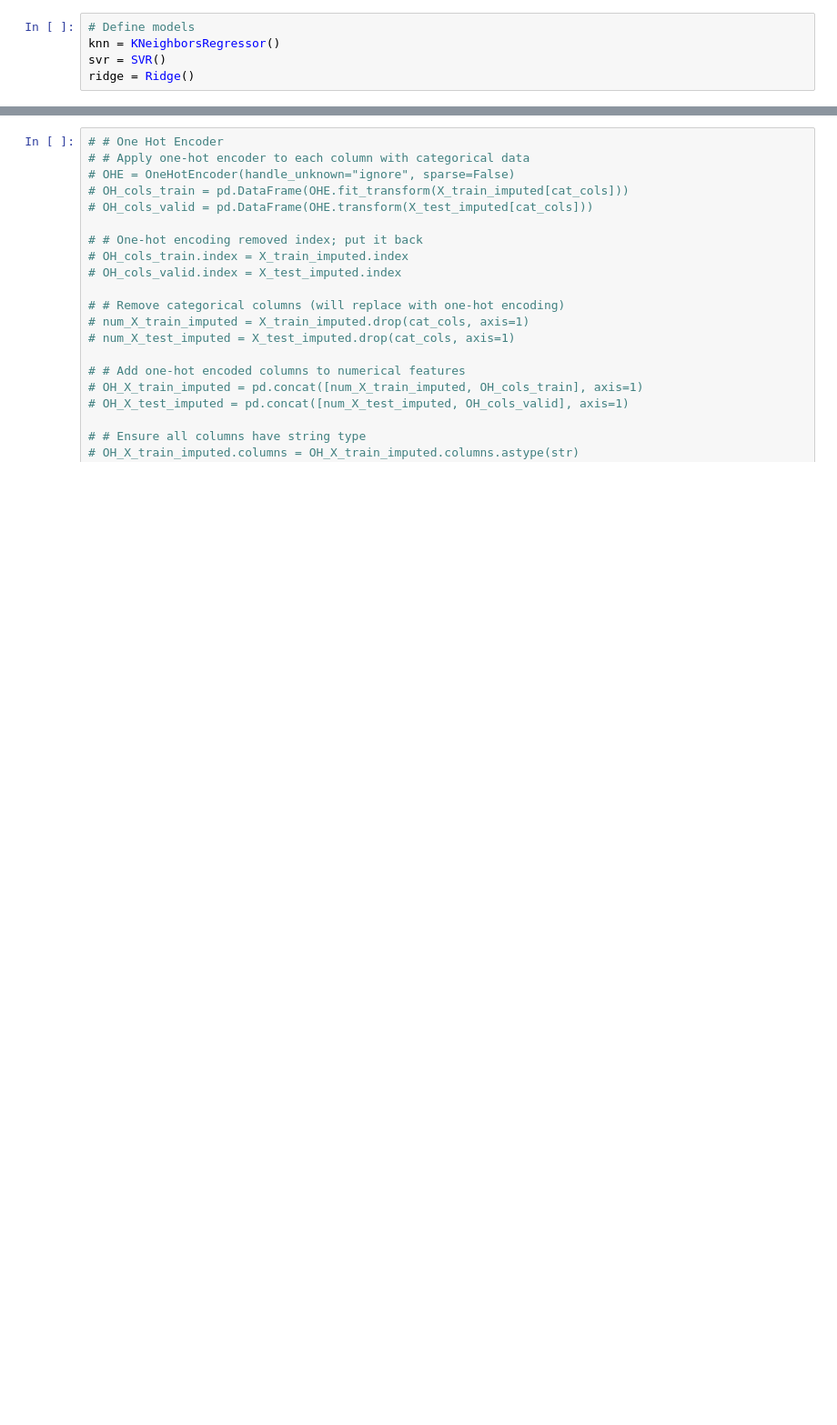
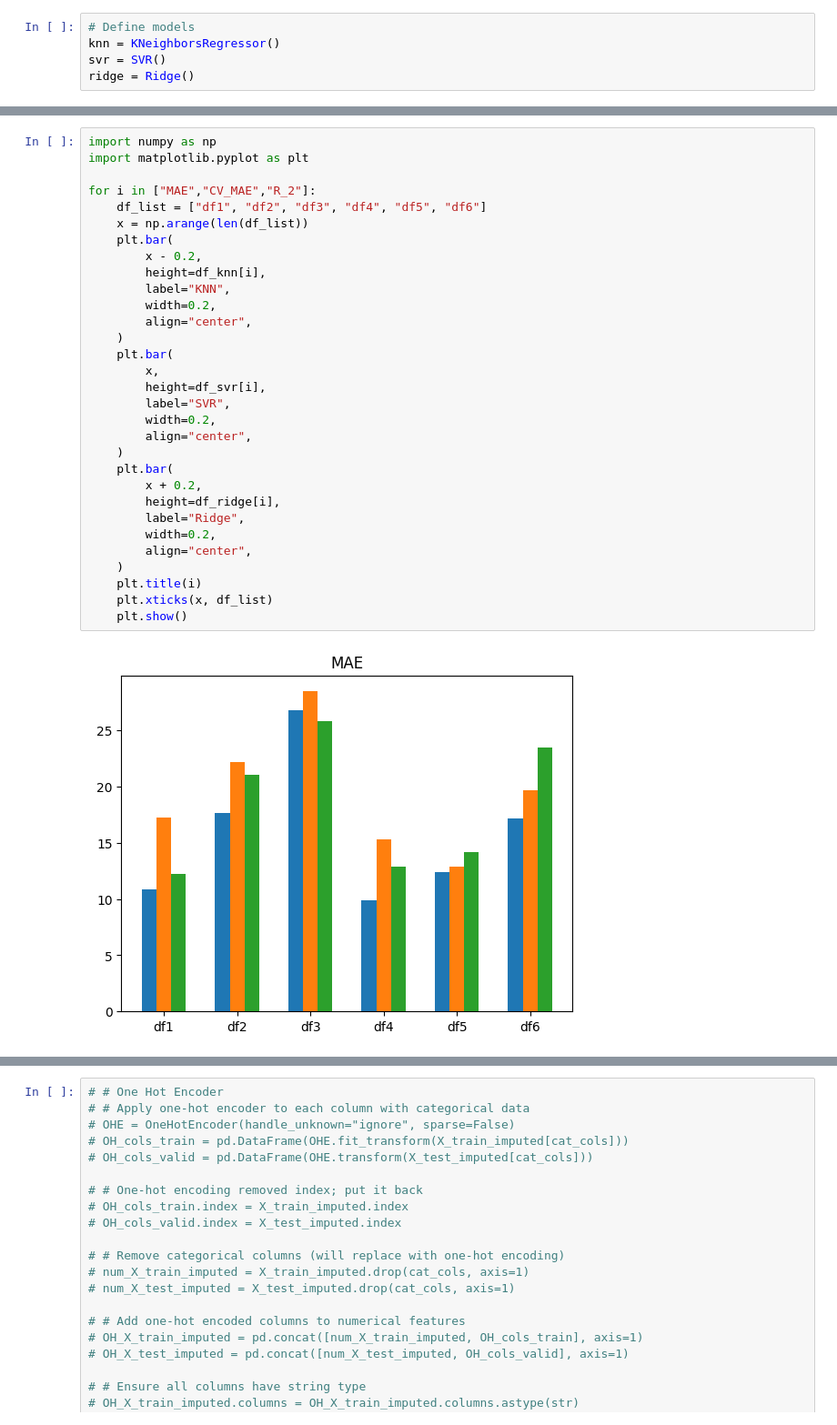
Before and after one commit to York-Solutions-B2E/auto_reg_group-Kavitha_Luke_Marcus-, a Jupyter notebook: Auto_Regression.ipynb, the cells around one changed output, grey strips where cells are left out. Shown at 91% size. Saved outputs shown, nothing was run; the diff lists cells and outputs as text; blank space fills up the shorter version.

```diff
--- a/Auto_Regression.ipynb
+++ b/Auto_Regression.ipynb
@@ -307,0 +288,33 @@ preprocessor = ColumnTransformer(
+# %%
+import numpy as np
+import matplotlib.pyplot as plt
+
+for i in ["MAE","CV_MAE","R_2"]:
+    df_list = ["df1", "df2", "df3", "df4", "df5", "df6"]
+    x = np.arange(len(df_list))
+    plt.bar(
+        x - 0.2,
+        height=df_knn[i],
+        label="KNN",
+        width=0.2,
+        align="center",
+    )
+    plt.bar(
+        x,
+        height=df_svr[i],
+        label="SVR",
+        width=0.2,
+        align="center",
+    )
+    plt.bar(
+        x + 0.2,
+        height=df_ridge[i],
+        label="Ridge",
+        width=0.2,
+        align="center",
+    )
+    plt.title(i)
+    plt.xticks(x, df_list)
+    plt.show()
+# %% [output]
+[figure, added]
```
Also changed, not shown: parts of 33 cells of this notebook, 1 other file.
